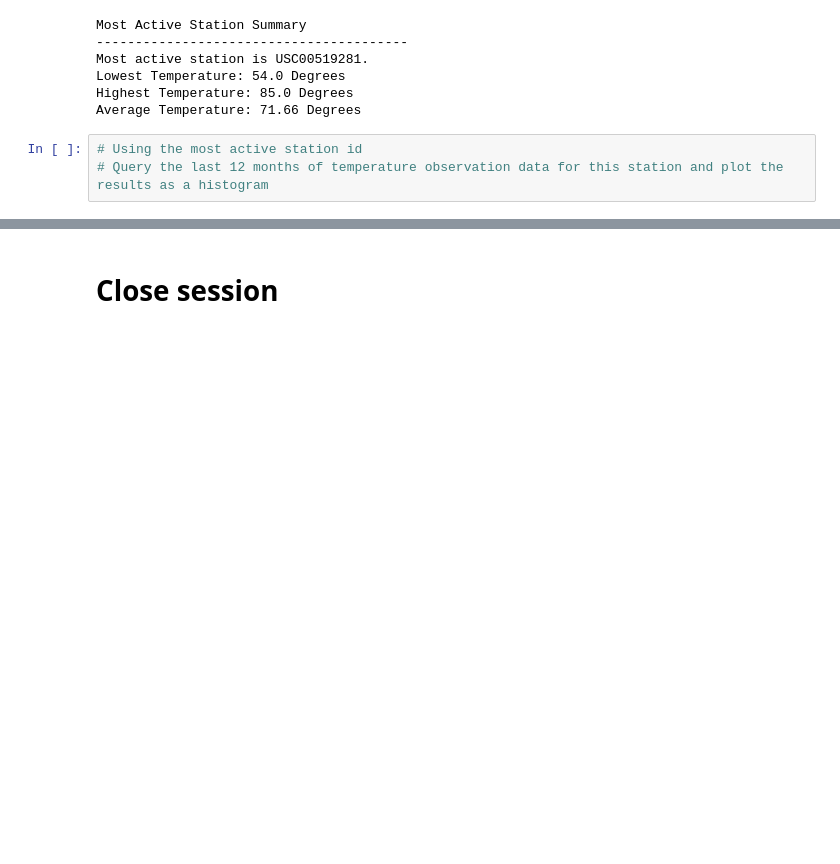
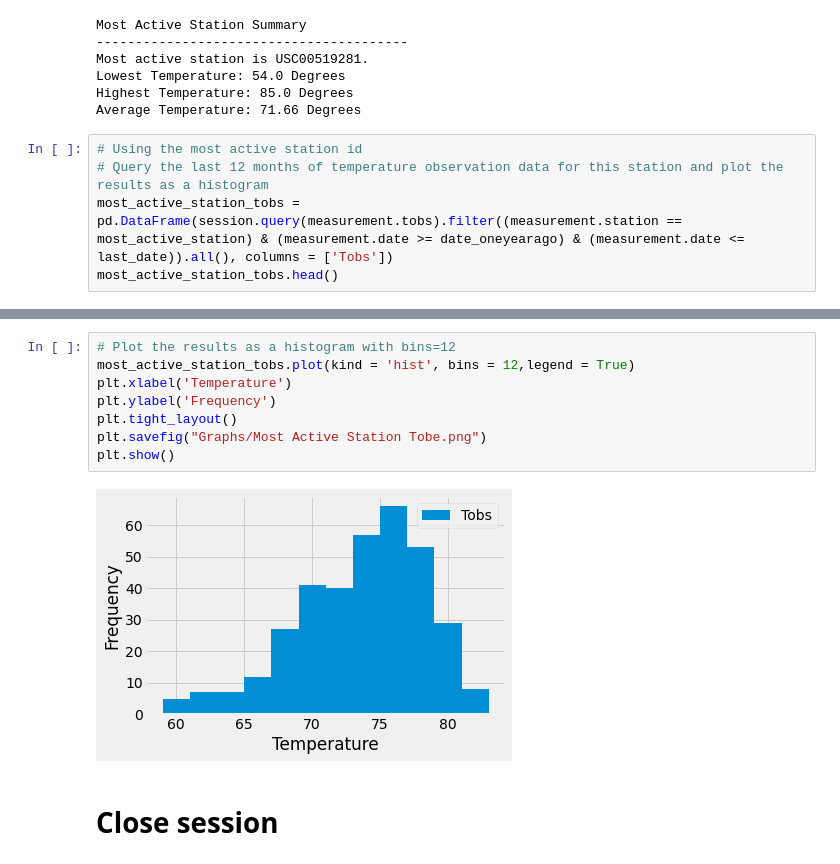
Before and after one commit to nealp1910/sqlalchemy-challenge, a Jupyter notebook: climate_starter.ipynb, the cells around one changed output, grey strips where cells are left out. Drawn from its saved outputs; the diff is of its cells as text; blank space fills up the shorter version.

```diff
--- a/climate_starter.ipynb
+++ b/climate_starter.ipynb
@@ -177,3 +177,5 @@ Average Temperature: 71.66 Degrees
 # %%
 # Using the most active station id
 # Query the last 12 months of temperature observation data for this station and plot the results as a histogram
+most_active_station_tobs = pd.DataFrame(session.query(measurement.tobs).filter((measurement.station == most_active_station) & (measurement.date >= date_oneyearago) & (measurement.date <= last_date)).all(), columns = ['Tobs'])
+most_active_station_tobs.head()
@@ -180,3 +189,13 @@ Average Temperature: 71.66 Degrees
+# %%
+# Plot the results as a histogram with bins=12
+most_active_station_tobs.plot(kind = 'hist', bins = 12,legend = True)
+plt.xlabel('Temperature')
+plt.ylabel('Frequency')
+plt.tight_layout()
+plt.savefig("Graphs/Most Active Station Tobe.png")
+plt.show()
+# %% [output]
+[figure, added]
 # %% [markdown]
 # Close session
 # %%
```
Also changed, not shown: parts of 1 cell of this notebook.
